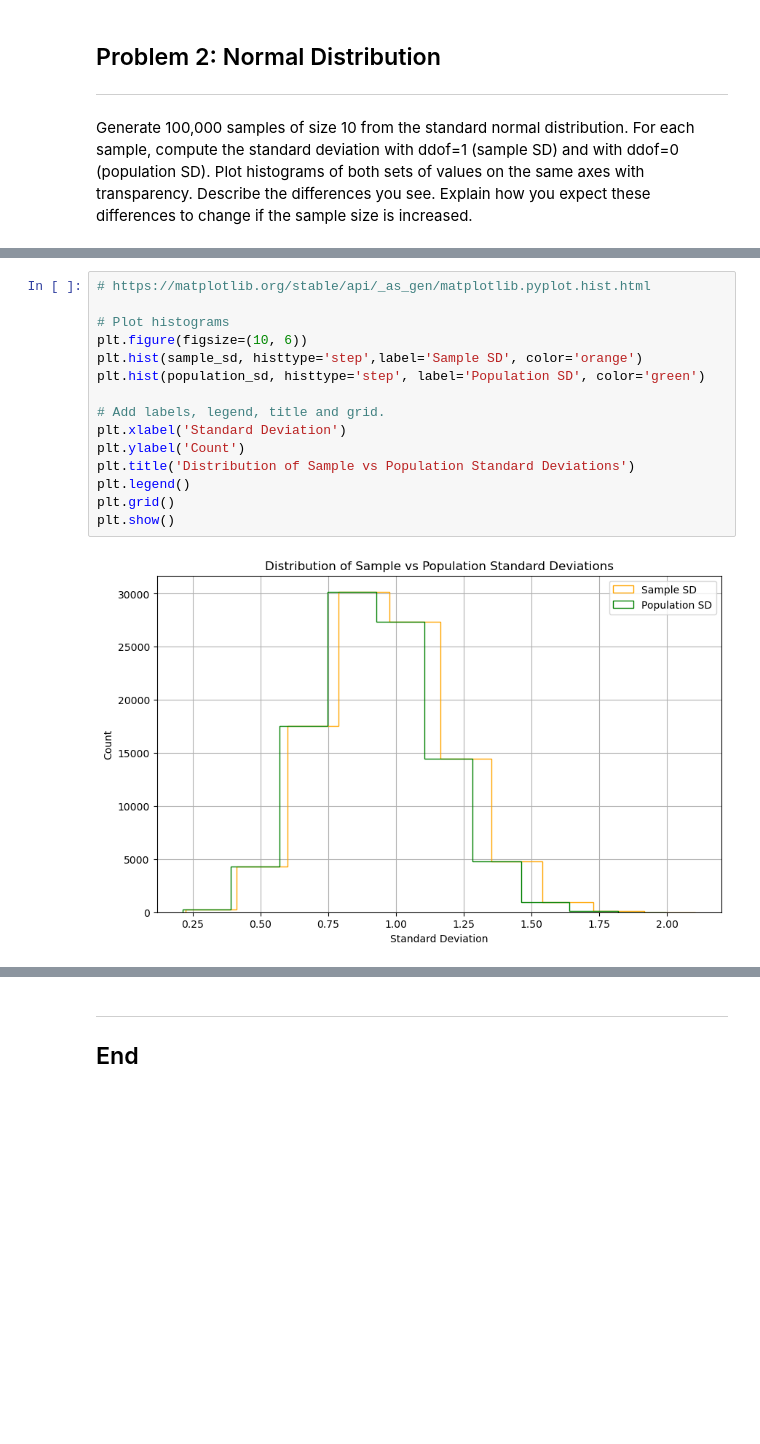
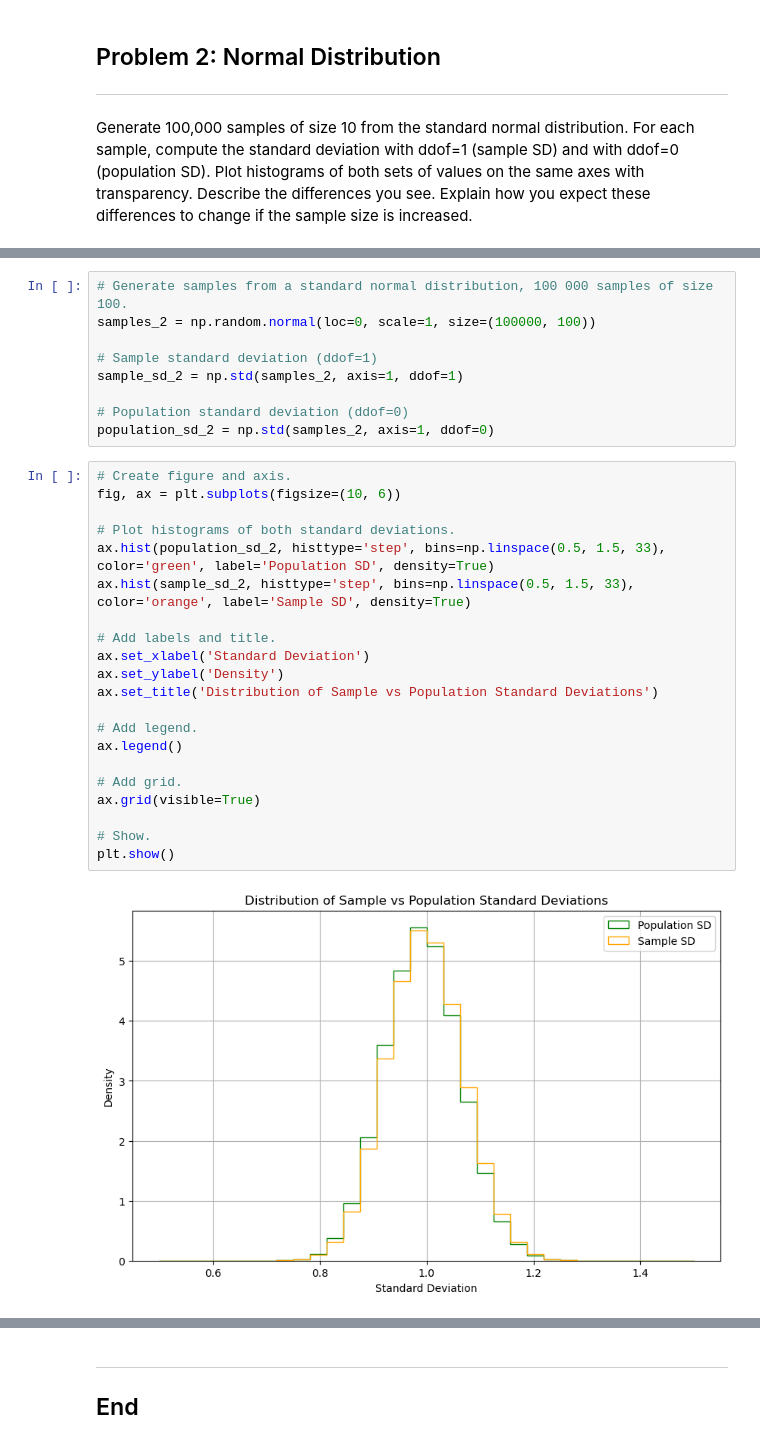
Before and after one commit to FatimaBOliveira/applied-statistics-assessment, a Jupyter notebook: problems.ipynb, the cells around one changed output, grey strips where cells are left out. Saved outputs shown, nothing was run; the diff lists cells and outputs as text; blank space fills up the shorter version.

```diff
--- a/problems.ipynb
+++ b/problems.ipynb
@@ -285,18 +335,33 @@ population_sd = np.std(samples, axis=1, ddof=0)
+# %%
+# Generate samples from a standard normal distribution, 100 000 samples of size 100.
+samples_2 = np.random.normal(loc=0, scale=1, size=(100000, 100))
+
+# Sample standard deviation (ddof=1)
+sample_sd_2 = np.std(samples_2, axis=1, ddof=1)
+
+# Population standard deviation (ddof=0)
+population_sd_2 = np.std(samples_2, axis=1, ddof=0)
 # %%
-# https://matplotlib.org/stable/api/_as_gen/matplotlib.pyplot.hist.html
+# Create figure and axis.
+fig, ax = plt.subplots(figsize=(10, 6))
 
-# Plot histograms
-plt.figure(figsize=(10, 6))
-plt.hist(sample_sd, histtype='step',label='Sample SD', color='orange')
-plt.hist(population_sd, histtype='step', label='Population SD', color='green')
+# Plot histograms of both standard deviations.
+ax.hist(population_sd_2, histtype='step', bins=np.linspace(0.5, 1.5, 33), color='green', label='Population SD', density=True)
+ax.hist(sample_sd_2, histtype='step', bins=np.linspace(0.5, 1.5, 33), color='orange', label='Sample SD', density=True)
 
-# Add labels, legend, title and grid.
-plt.xlabel('Standard Deviation')
-plt.ylabel('Count')
-plt.title('Distribution of Sample vs Population Standard Deviations')
-plt.legend()
-plt.grid()
+# Add labels and title.
+ax.set_xlabel('Standard Deviation')
+ax.set_ylabel('Density')
+ax.set_title('Distribution of Sample vs Population Standard Deviations')
+
+# Add legend.
+ax.legend()
+
+# Add grid.
+ax.grid(visible=True)
+
+# Show.
 plt.show()
 # %% [output]
-[figure, old version]
+[figure, new version]
 # %% [markdown]
```
Also changed, not shown: parts of 13 cells of this notebook.
